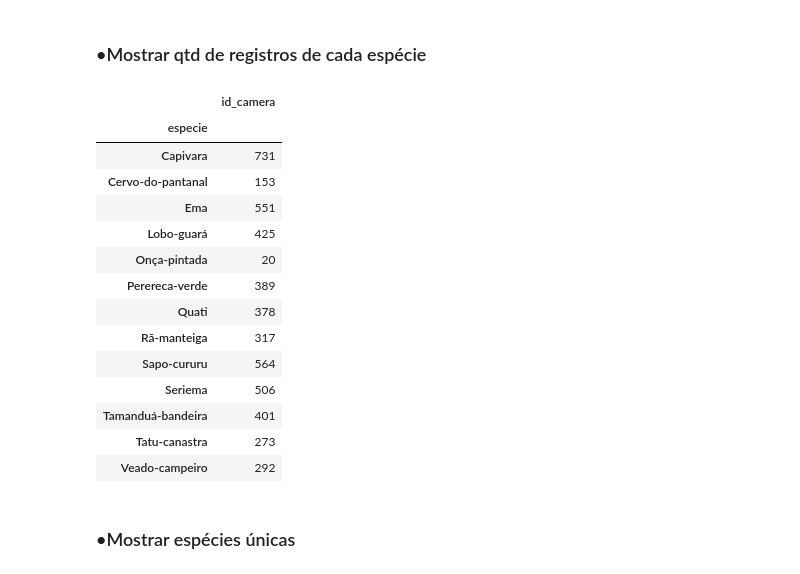
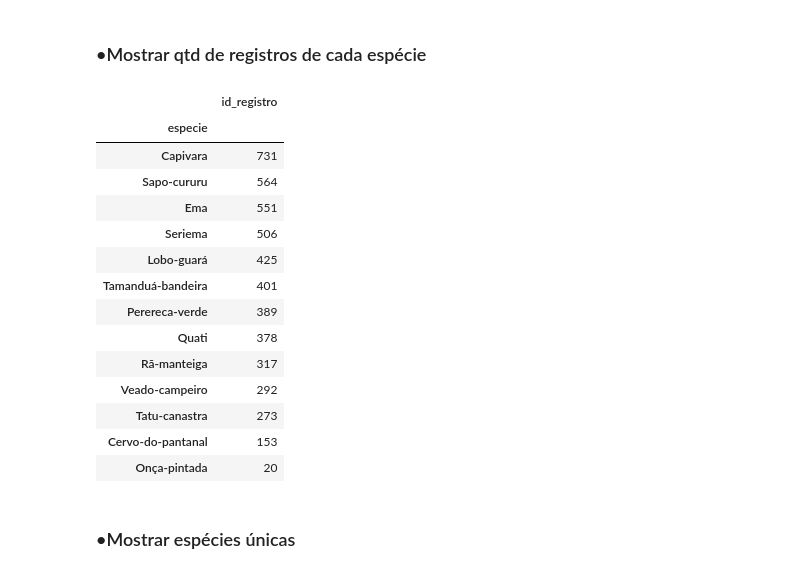
Before and after one commit to dinizjr/Trilha-IA, a Jupyter notebook: DS/Ex01.ipynb, the cells around one changed output. Saved outputs shown, nothing was run; the diff lists cells and outputs as text; code cells hidden in the pictures.

```diff
--- a/DS/Ex01.ipynb
+++ b/DS/Ex01.ipynb
@@ -99,23 +105,23 @@ dtype: int64
 # %% [markdown]
 ### •Mostrar qtd de registros de cada espécie
 # %%
-dt[["id_camera","especie"]].groupby("especie").count()
+dt[["id_registro","especie"]].groupby("especie").count().sort_values(by="id_registro",ascending=False)
 # %% [output]
-|  | id_camera |
+|  | id_registro |
 | especie |  |
 | Capivara | 731 |
-| Cervo-do-pantanal | 153 |
+| Sapo-cururu | 564 |
 | Ema | 551 |
+| Seriema | 506 |
 | Lobo-guará | 425 |
-| Onça-pintada | 20 |
+| Tamanduá-bandeira | 401 |
 | Perereca-verde | 389 |
 | Quati | 378 |
 | Rã-manteiga | 317 |
-| Sapo-cururu | 564 |
-| Seriema | 506 |
-| Tamanduá-bandeira | 401 |
+| Veado-campeiro | 292 |
 | Tatu-canastra | 273 |
-| Veado-campeiro | 292 |
+| Cervo-do-pantanal | 153 |
+| Onça-pintada | 20 |
 # %% [markdown]
 ### •Mostrar espécies únicas
 # %%
```
Also changed, not shown: parts of 13 cells of this notebook.
